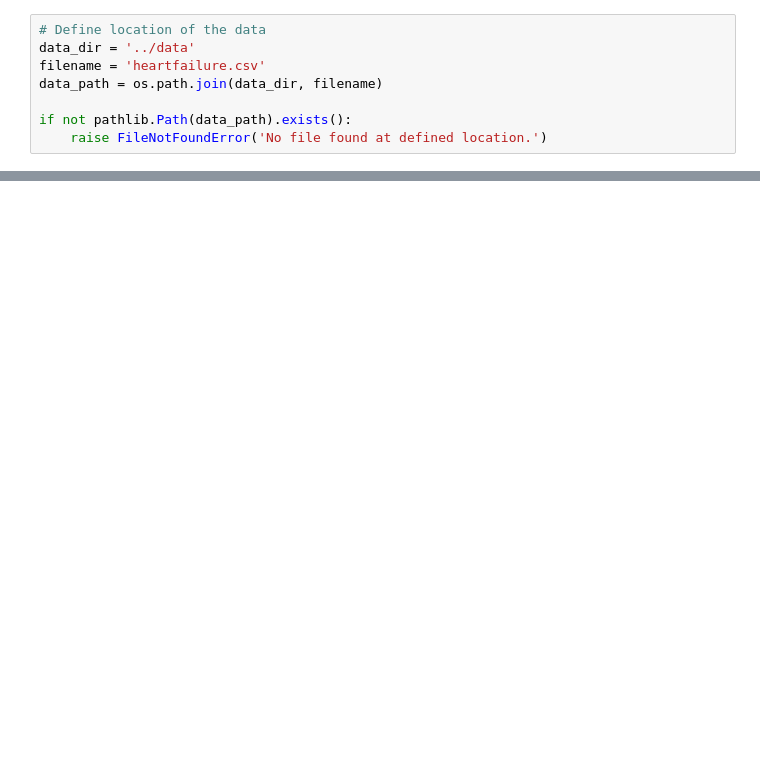
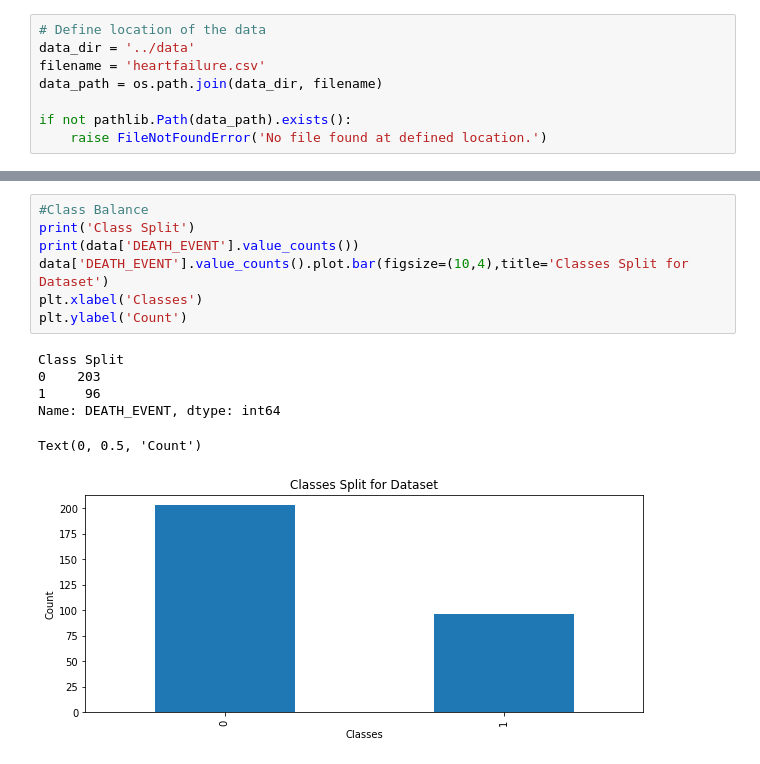
Before and after one commit to radroid/ml-algorithms-assignments, a Jupyter notebook: logistical_regression/notebook/Logistical Regression - Assignment 2.ipynb, the cells around one changed output, grey strips where cells are left out. Cells and saved outputs as stored; diff of their text form; blank space fills up the shorter version.

```diff
--- a/logistical_regression/notebook/Logistical Regression - Assignment 2.ipynb
+++ b/logistical_regression/notebook/Logistical Regression - Assignment 2.ipynb
@@ -191,3 +202,17 @@ plt.yticks(fontsize=10);
+# %%
+#Class Balance
+print('Class Split')
+print(data['DEATH_EVENT'].value_counts())
+data['DEATH_EVENT'].value_counts().plot.bar(figsize=(10,4),title='Classes Split for Dataset')
+plt.xlabel('Classes')
+plt.ylabel('Count')
+# %% [output]
+Class Split
+0    203
+1     96
+Name: DEATH_EVENT, dtype: int64
+Text(0, 0.5, 'Count')
+[figure, added]
 # %%
 #Find Independent Column Correlations
 def correlation(dataset,threshold):
```
Also changed, not shown: parts of 31 cells of this notebook.
